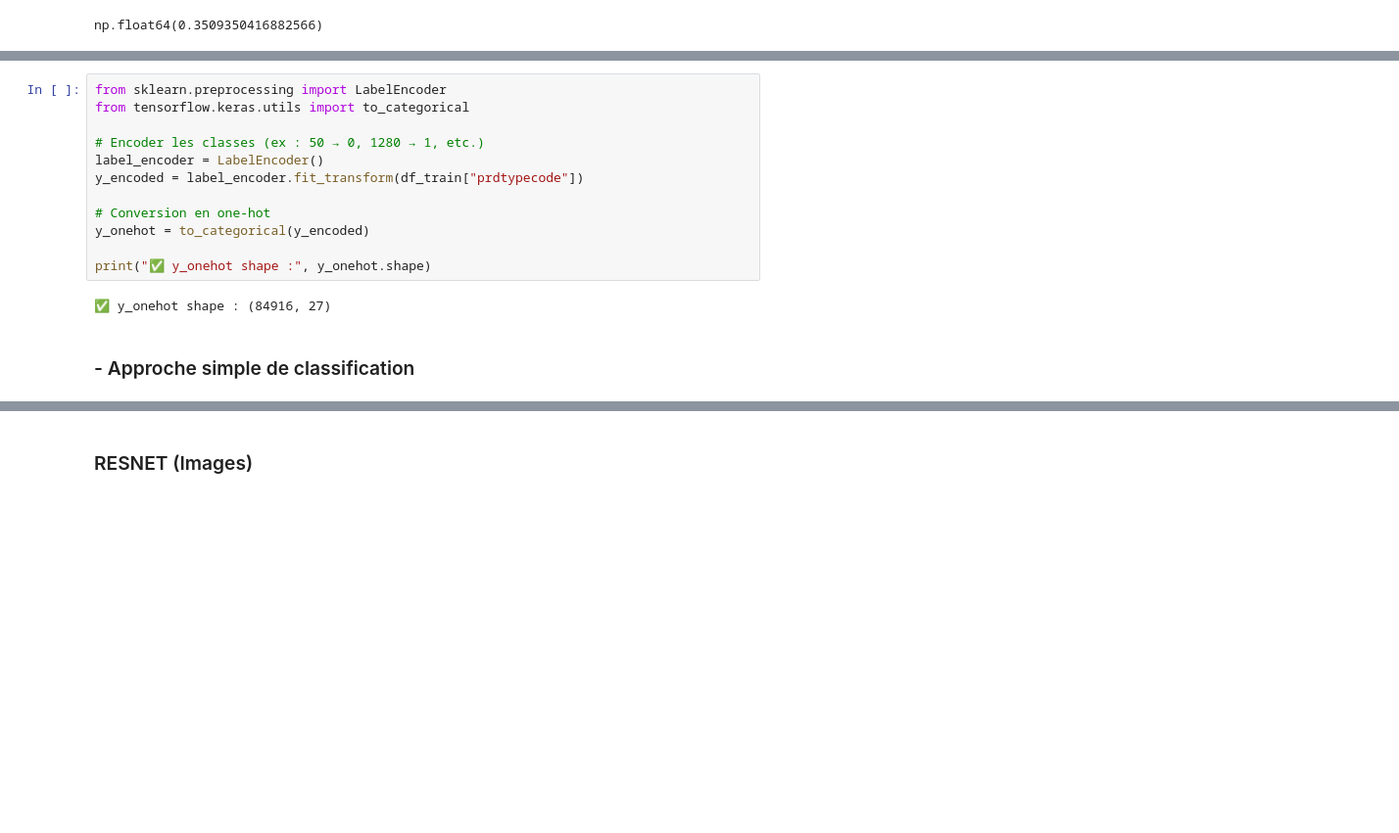
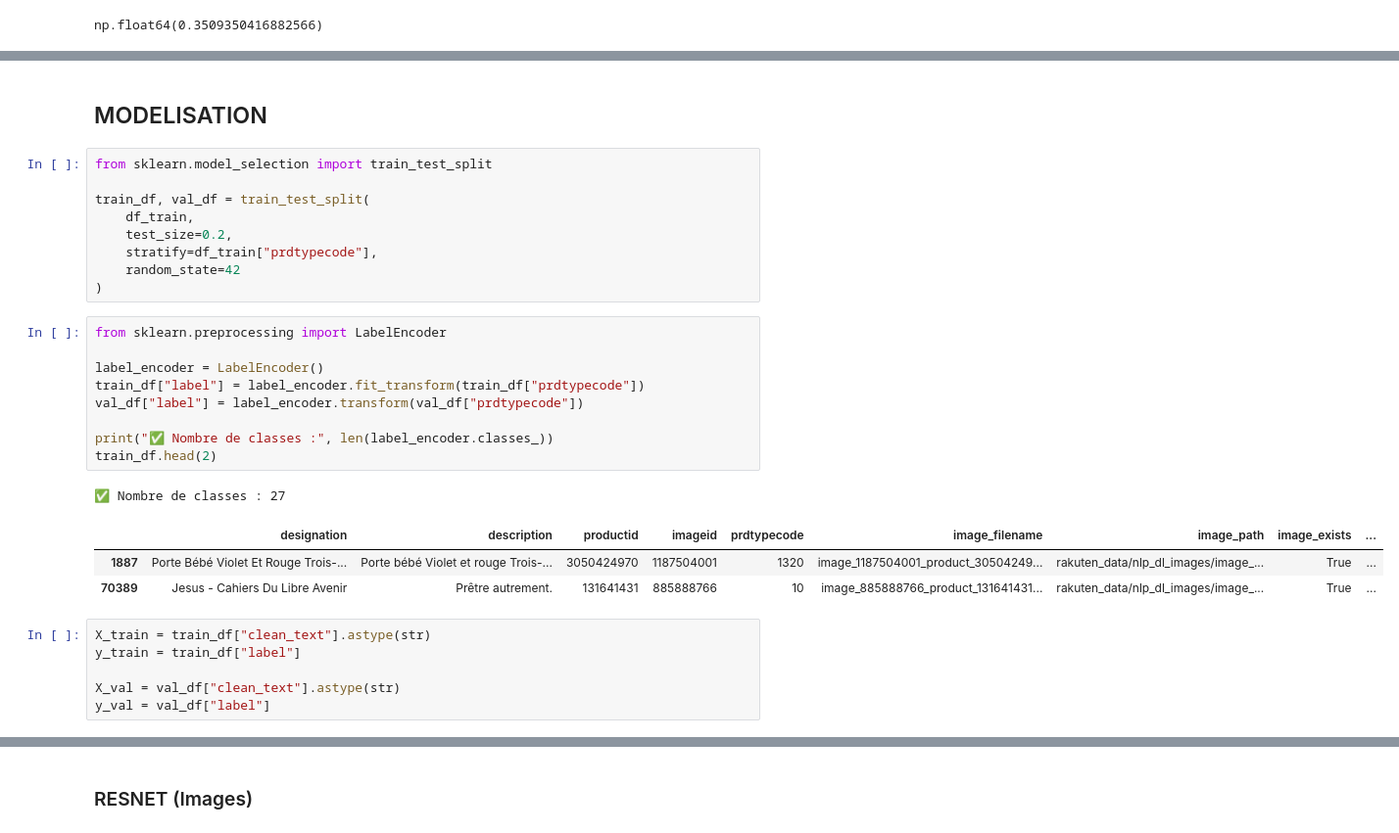
Before and after one commit to Ayamokht/DL-NLP-Project, a Jupyter notebook: NOTEBOOK_V0_Modeles_Aya.ipynb, the cells around one changed output, grey strips where cells are left out. Shown: that part at 98% size. Saved outputs shown, nothing was run; the diff lists cells and outputs as text; blank space fills up the shorter version.

```diff
--- a/NOTEBOOK_V0_Modeles_Aya.ipynb
+++ b/NOTEBOOK_V0_Modeles_Aya.ipynb
@@ -241,19 +218,34 @@ print("✅ Séquences shape :", X_text.shape)
-# %%
-from sklearn.preprocessing import LabelEncoder
-from tensorflow.keras.utils import to_categorical
-
-# Encoder les classes (ex : 50 → 0, 1280 → 1, etc.)
-label_encoder = LabelEncoder()
-y_encoded = label_encoder.fit_transform(df_train["prdtypecode"])
-
-# Conversion en one-hot
-y_onehot = to_categorical(y_encoded)
-
-print("✅ y_onehot shape :", y_onehot.shape)
-# %% [output]
-✅ y_onehot shape : (84916, 27)
-# %% [markdown]
-### -  Approche simple de classification
+# %% [markdown]
+## MODELISATION
+# %%
+from sklearn.model_selection import train_test_split
+
+train_df, val_df = train_test_split(
+    df_train,
+    test_size=0.2,
+    stratify=df_train["prdtypecode"],
+    random_state=42
+)
+# %%
+from sklearn.preprocessing import LabelEncoder
+
+label_encoder = LabelEncoder()
+train_df["label"] = label_encoder.fit_transform(train_df["prdtypecode"])
+val_df["label"] = label_encoder.transform(val_df["prdtypecode"])
+
+print("✅ Nombre de classes :", len(label_encoder.classes_))
+train_df.head(2)
+# %% [output]
+✅ Nombre de classes : 27
+|  | designation | description | productid | imageid | prdtypecode | image_filename | image_path | image_exists | ... |
+| 1887 | Porte Bébé Violet Et Rouge Trois-... | Porte bébé Violet et rouge Trois-... | 3050424970 | 1187504001 | 1320 | image_1187504001_product_30504249... | rakuten_data/nlp_dl_images/image_... | True | ... |
+| 70389 | Jesus - Cahiers Du Libre Avenir | Prêtre autrement. | 131641431 | 885888766 | 10 | image_885888766_product_131641431... | rakuten_data/nlp_dl_images/image_... | True | ... |
+# %%
+X_train = train_df["clean_text"].astype(str)
+y_train = train_df["label"]
+
+X_val = val_df["clean_text"].astype(str)
+y_val = val_df["label"]
 # %%
 from sklearn.feature_extraction.text import TfidfVectorizer
 
```
Also changed, not shown: parts of 35 cells of this notebook.
